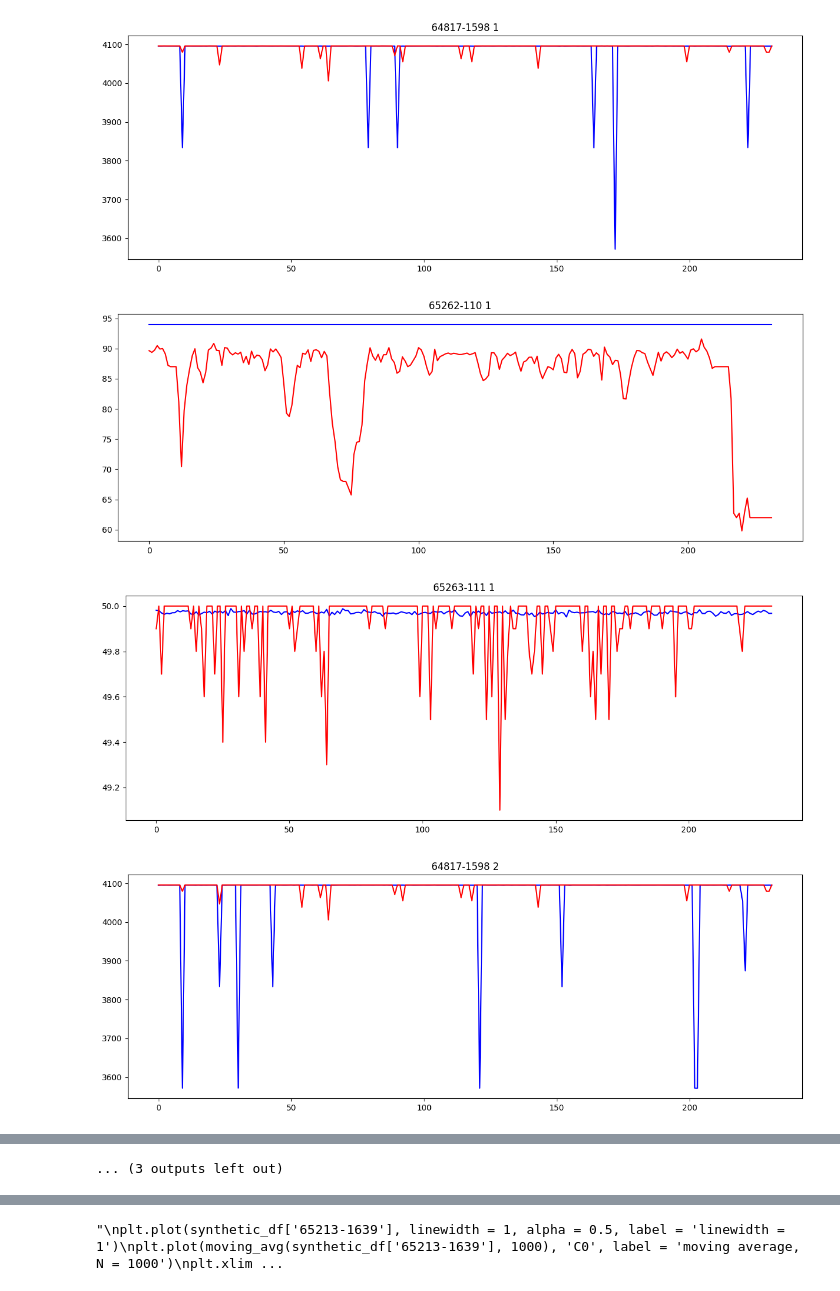
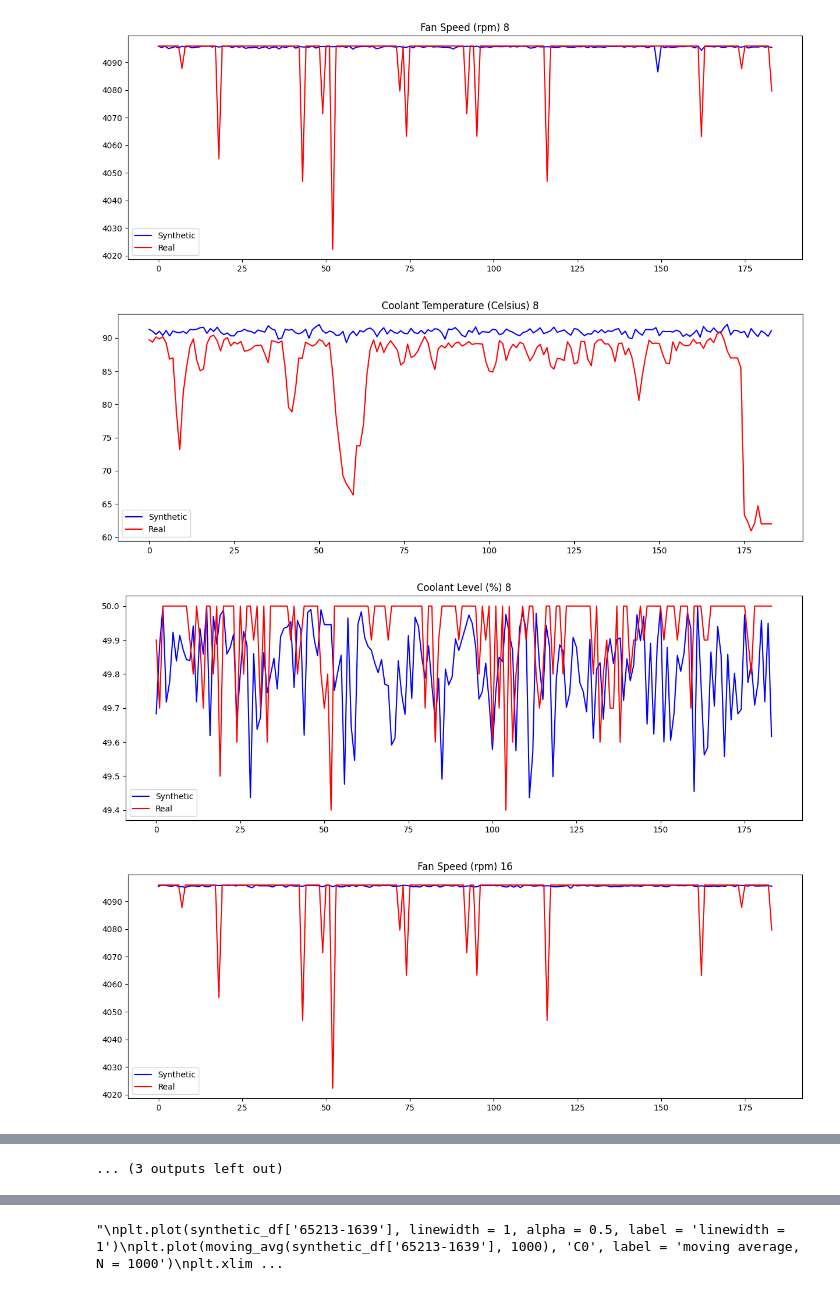
Before and after one commit to gautamvira/Predictive-Maintenance, a Jupyter notebook: synthetic_data_generation.ipynb, the cells around one changed output, grey strips where cells are left out. Cells and saved outputs as stored; diff of their text form; code cells hidden in the pictures.

```diff
--- a/synthetic_data_generation.ipynb
+++ b/synthetic_data_generation.ipynb
@@ -8,7 +8,7 @@ from gretel_synthetics.timeseries_dgan.config import DGANConfig, OutputType, Nor
 # %%
 df1 = pd.read_csv('cooling_system.csv')
 # %%
-df1.drop(['Unnamed: 0', '65213-1639'], axis=1, inplace=True)
+df1.drop(['Unnamed: 0'], axis=1, inplace=True)
 # %%
 df1.shape
 # %% [output]
@@ -23,11 +22,11 @@ seq_len = 32
 model = DGAN(DGANConfig(
     max_sequence_len=seq_len,
     sample_len=1,
-    feature_num_layers=2,
-    attribute_num_layers=3,
+    feature_num_layers=2,                       #was 4
+    feature_num_units=50,
     feature_noise_dim=10,
     batch_size=256,
-    epochs=10000,  # For real data sets, 100-1000 epochs is typical
+    epochs=10000,  # For real data sets, 100-1000 epochs is typical     #was 5k
 ))
 
 model.train_dataframe(
@@ -56,7 +56,7 @@ KeyboardInterrupt:
 # %%
 df = df1.copy()
-for i in range(5):
-    name = "synthetic_cooling+"+str(i)+".csv"
+for i in range(39):
+    name = "synthetic_cooling+s"+str(i)+".csv"
 
 
     # Generate synthetic data
@@ -70,24 +70,28 @@ for i in range(5):
     #plt.title('65213-1639 ' + str(i))
     #plt.plot(np.arange(len(v1)),v1, c='b')
     #plt.plot(np.arange(len(v1)),v2, c='r')
-    plt.figure(figsize=(15,5))
-    v1 = synthetic_df['64817-1598'].rolling(min_periods=1, window=w).sum()[[i*w for i in range(1, int(len(df1)/w))]]/w
-    v2 = df1['64817-1598'].rolling(min_periods=1, window=w).sum()[[i*w for i in range(1, int(len(df1)/w))]]/w
-    plt.title('64817-1598 ' + str(i))
-    plt.plot(np.arange(len(v1)),v1, c='b')
-    plt.plot(np.arange(len(v1)),v2, c='r')
-    plt.figure(figsize=(15,5))
-    v1 = synthetic_df['65262-110'].rolling(min_periods=1, window=w).sum()[[i*w for i in range(1, int(len(df1)/w))]]/w
-    v2 = df1['65262-110'].rolling(min_periods=1, window=w).sum()[[i*w for i in range(1, int(len(df1)/w))]]/w
-    plt.title('65262-110 ' + str(i))
-    plt.plot(np.arange(len(v1)),v1, c='b')
-    plt.plot(np.arange(len(v1)),v2, c='r')
-    plt.figure(figsize=(15,5))
-    v1 = synthetic_df['65263-111'].rolling(min_periods=1, window=w).sum()[[i*w for i in range(1, int(len(df1)/w))]]/w
-    v2 = df1['65263-111'].rolling(min_periods=1, window=w).sum()[[i*w for i in range(1, int(len(df1)/w))]]/w
-    plt.title('65263-111 ' + str(i))
-    plt.plot(np.arange(len(v1)),v1, c='b')
-    plt.plot(np.arange(len(v1)),v2, c='r')
+    if i % 8 == 0:
+        plt.figure(figsize=(15,5))
+        v1 = synthetic_df['64817-1598'].rolling(min_periods=1, window=w).sum()[[i*w for i in range(1, int(len(df1)/w))]]/w
+        v2 = df1['64817-1598'].rolling(min_periods=1, window=w).sum()[[i*w for i in range(1, int(len(df1)/w))]]/w
+        plt.title('Fan Speed (rpm) ' + str(i))
+        plt.plot(np.arange(len(v1)),v1, c='b', label='Synthetic')
+        plt.plot(np.arange(len(v1)),v2, c='r', label = 'Real')
+        plt.legend()
+        plt.figure(figsize=(15,5))
+        v1 = synthetic_df['65262-110'].rolling(min_periods=1, window=w).sum()[[i*w for i in range(1, int(len(df1)/w))]]/w
+        v2 = df1['65262-110'].rolling(min_periods=1, window=w).sum()[[i*w for i in range(1, int(len(df1)/w))]]/w
+        plt.title('Coolant Temperature (Celsius) ' + str(i))
+        plt.plot(np.arange(len(v1)),v1, c='b', label='Synthetic')
+        plt.plot(np.arange(len(v1)),v2, c='r', label = 'Real')
+        plt.legend()
+        plt.figure(figsize=(15,5))
+        v1 = synthetic_df['65263-111'].rolling(min_periods=1, window=w).sum()[[i*w for i in range(1, int(len(df1)/w))]]/w
+        v2 = df1['65263-111'].rolling(min_periods=1, window=w).sum()[[i*w for i in range(1, int(len(df1)/w))]]/w
+        plt.title('Coolant Level (%) ' + str(i))
+        plt.plot(np.arange(len(v1)),v1, c='b', label='Synthetic')
+        plt.plot(np.arange(len(v1)),v2, c='r', label = 'Real')
+        plt.legend()
 
     synthetic_df.to_csv(name)
     del synthetic_df
@@ -99,4 +103,4 @@ plt.show()
-[figure, old version]
+[figure, new version]
-[figure, old version]
+[figure, new version]
-[figure, old version]
+[figure, new version]
-[figure, old version]
+[figure, new version]
```
Also changed, not shown: parts of 18 cells of this notebook, 1 other file.
